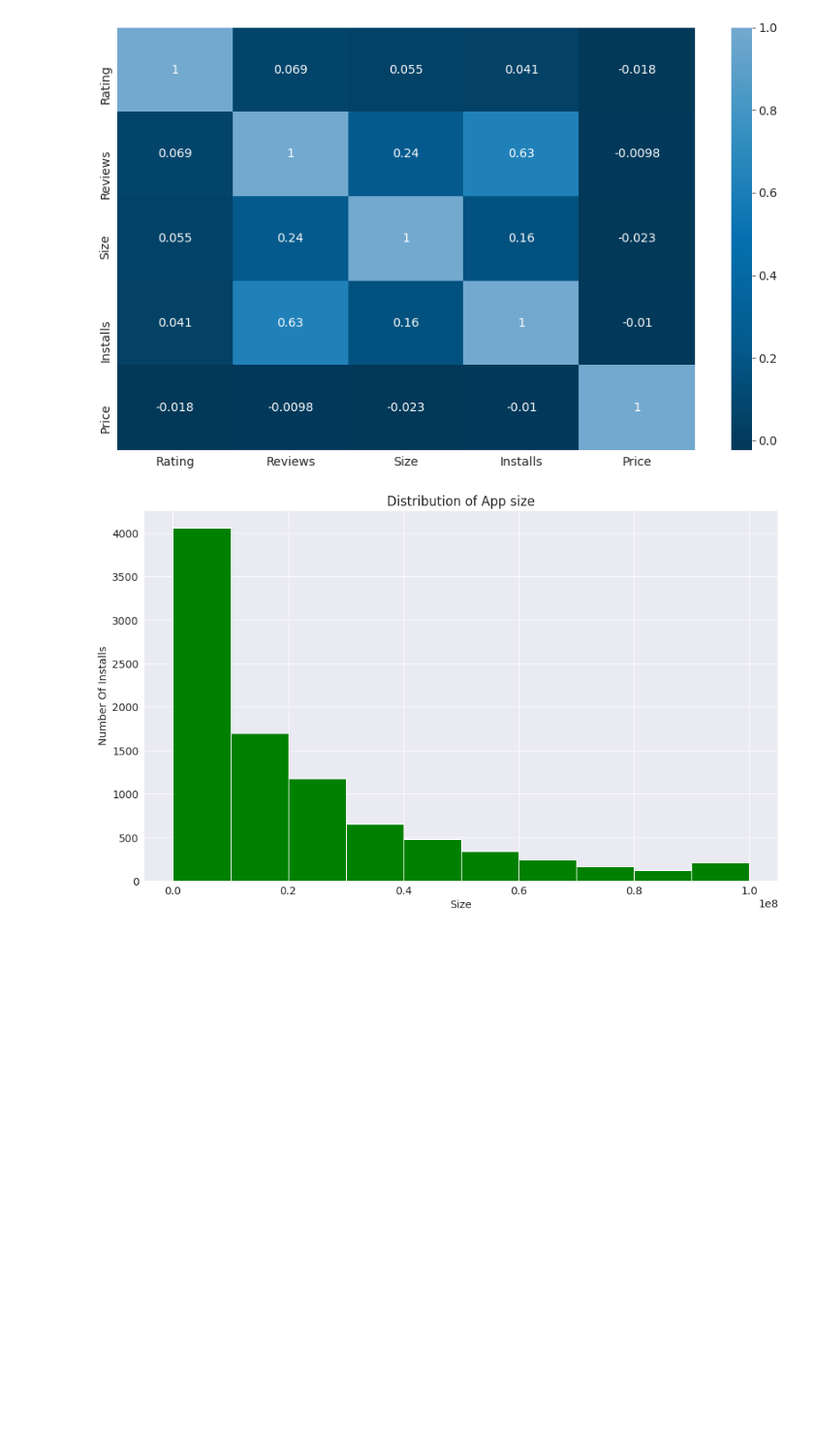
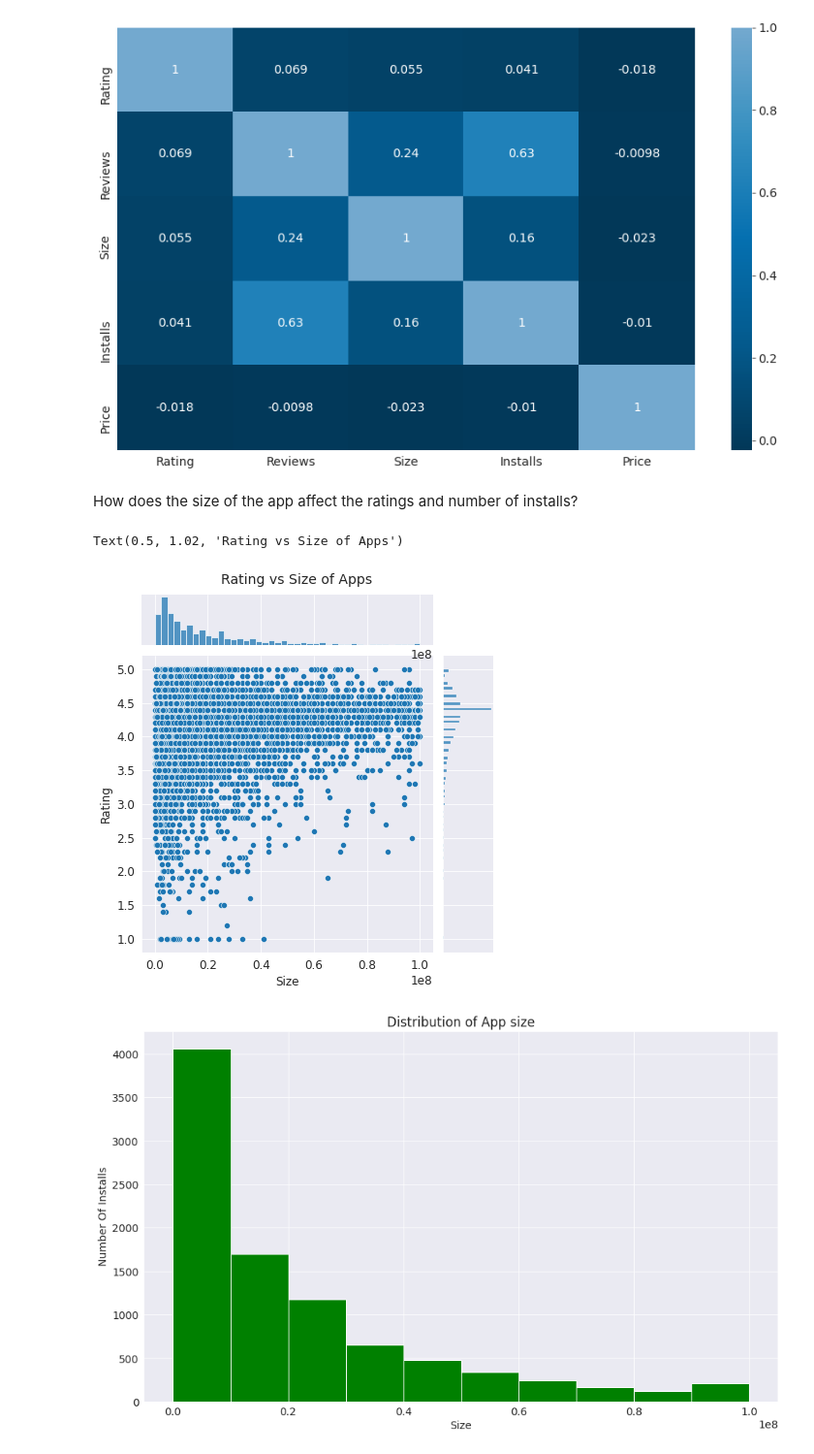
Before and after one commit to pdpranavkumar/Machine-Learning-Models, a Jupyter notebook: Play_Store_App_Review_Analysis_Pranav_Dhabale_Capstone_Project.ipynb, the cells around one changed output. Shown at 97% size. Drawn from its saved outputs; the diff is of its cells as text; code cells hidden in the pictures; blank space fills up the shorter version.

```diff
--- a/Play_Store_App_Review_Analysis_Pranav_Dhabale_Capstone_Project.ipynb
+++ b/Play_Store_App_Review_Analysis_Pranav_Dhabale_Capstone_Project.ipynb
@@ -572,6 +572,15 @@ sns.heatmap(play_store_df.corr(),annot=True,cmap='PuBu_r',center=True,cbar=True)
 plt.show()
 # %% [output]
 [figure]
+# %% [markdown]
+How does the size of the app affect the ratings and number of installs?
+# %%
+sns.set_style("darkgrid")
+ax = sns.jointplot(play_store_df['Size'], play_store_df['Rating'])
+ax.fig.suptitle("Rating vs Size of Apps", y = 1.02, fontsize=14 )
+# %% [output]
+Text(0.5, 1.02, 'Rating vs Size of Apps')
+[figure, added]
 # %%
 plt.hist(play_store_df['Size'],color='g')
 plt.xlabel('Size')
```
Also changed, not shown: parts of 1 cell of this notebook.
